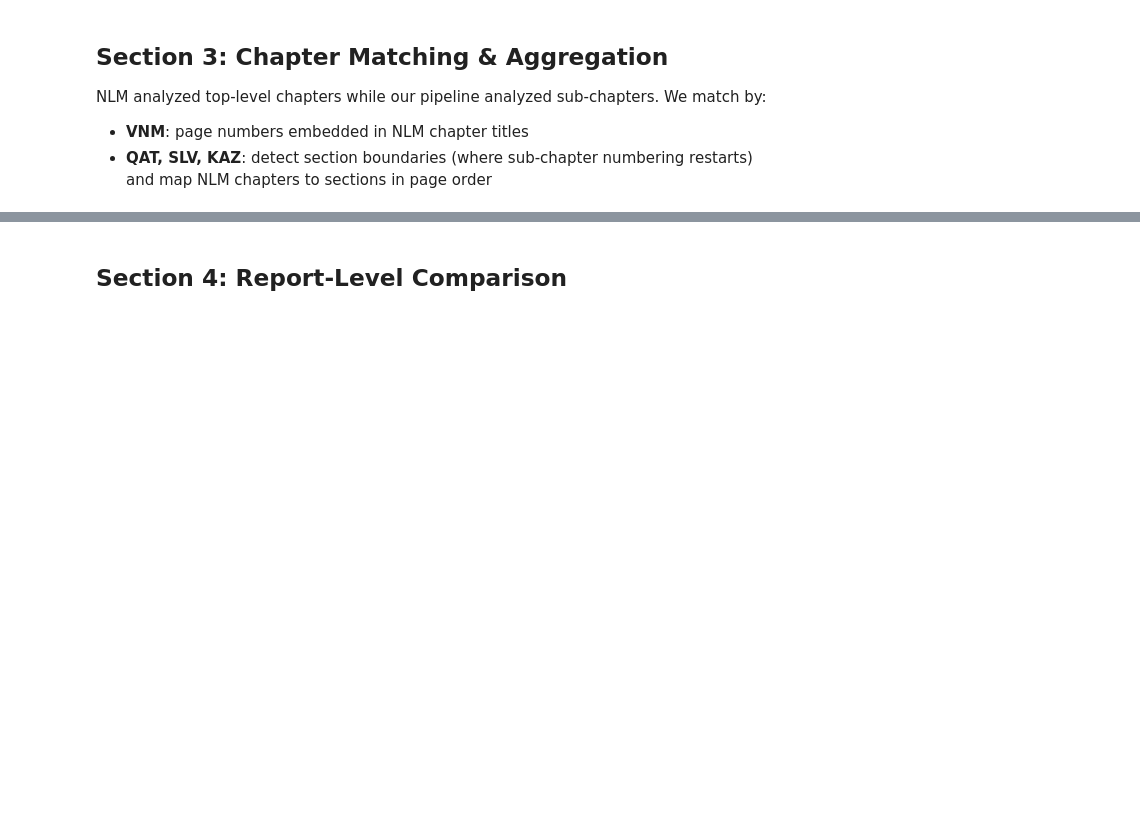
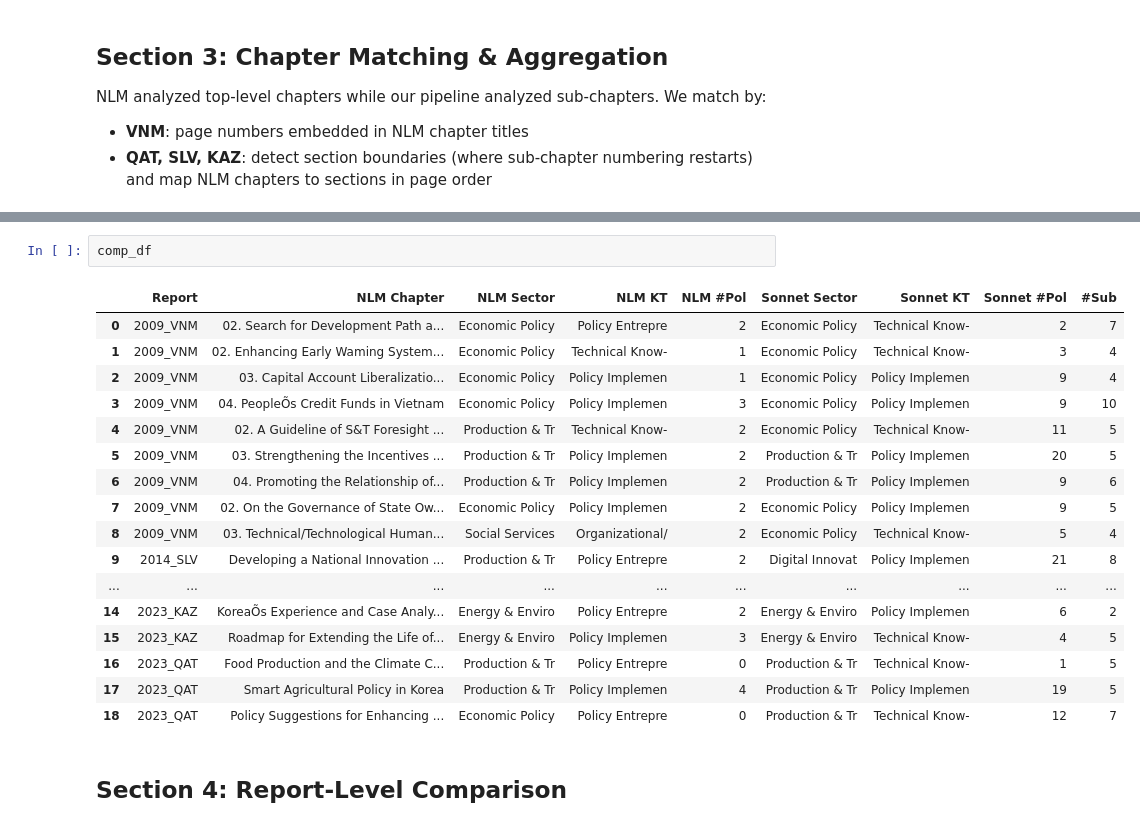
Before and after one commit to yilmajung/KM4D_v0, a Jupyter notebook: ksp_nlm_comparison.ipynb, the cells around one changed output, grey strips where cells are left out. Drawn from its saved outputs; the diff is of its cells as text; blank space fills up the shorter version.

```diff
--- a/ksp_nlm_comparison.ipynb
+++ b/ksp_nlm_comparison.ipynb
@@ -378,3 +443,23 @@ print(f'Knowledge type agreement: {kt_match}/{n} ({kt_match/n*100:.1f}%)')
+# %%
+comp_df
+# %% [output]
+|  | Report | NLM Chapter | NLM Sector | NLM KT | NLM #Pol | Sonnet Sector | Sonnet KT | Sonnet #Pol | #Sub |
+| 0 | 2009_VNM | 02. Search for Development Path a... | Economic Policy | Policy Entrepre | 2 | Economic Policy | Technical Know- | 2 | 7 |
+| 1 | 2009_VNM | 02. Enhancing Early Waming System... | Economic Policy | Technical Know- | 1 | Economic Policy | Technical Know- | 3 | 4 |
+| 2 | 2009_VNM | 03. Capital Account Liberalizatio... | Economic Policy | Policy Implemen | 1 | Economic Policy | Policy Implemen | 9 | 4 |
+| 3 | 2009_VNM | 04. PeopleÕs Credit Funds in Vietnam | Economic Policy | Policy Implemen | 3 | Economic Policy | Policy Implemen | 9 | 10 |
+| 4 | 2009_VNM | 02. A Guideline of S&T Foresight ... | Production & Tr | Technical Know- | 2 | Economic Policy | Technical Know- | 11 | 5 |
+| 5 | 2009_VNM | 03. Strengthening the Incentives ... | Production & Tr | Policy Implemen | 2 | Production & Tr | Policy Implemen | 20 | 5 |
+| 6 | 2009_VNM | 04. Promoting the Relationship of... | Production & Tr | Policy Implemen | 2 | Production & Tr | Policy Implemen | 9 | 6 |
+| 7 | 2009_VNM | 02. On the Governance of State Ow... | Economic Policy | Policy Implemen | 2 | Economic Policy | Policy Implemen | 9 | 5 |
+| 8 | 2009_VNM | 03. Technical/Technological Human... | Social Services | Organizational/ | 2 | Economic Policy | Technical Know- | 5 | 4 |
+| 9 | 2014_SLV | Developing a National Innovation ... | Production & Tr | Policy Entrepre | 2 | Digital Innovat | Policy Implemen | 21 | 8 |
+| ... | ... | ... | ... | ... | ... | ... | ... | ... | ... |
+| 14 | 2023_KAZ | KoreaÕs Experience and Case Analy... | Energy & Enviro | Policy Entrepre | 2 | Energy & Enviro | Policy Implemen | 6 | 2 |
+| 15 | 2023_KAZ | Roadmap for Extending the Life of... | Energy & Enviro | Policy Implemen | 3 | Energy & Enviro | Technical Know- | 4 | 5 |
+| 16 | 2023_QAT | Food Production and the Climate C... | Production & Tr | Policy Entrepre | 0 | Production & Tr | Technical Know- | 1 | 5 |
+| 17 | 2023_QAT | Smart Agricultural Policy in Korea | Production & Tr | Policy Implemen | 4 | Production & Tr | Policy Implemen | 19 | 5 |
+| 18 | 2023_QAT | Policy Suggestions for Enhancing ... | Economic Policy | Policy Entrepre | 0 | Production & Tr | Technical Know- | 12 | 7 |
 # %% [markdown]
 ## Section 4: Report-Level Comparison
 # %%
```
Also changed, not shown: parts of 9 cells of this notebook.
